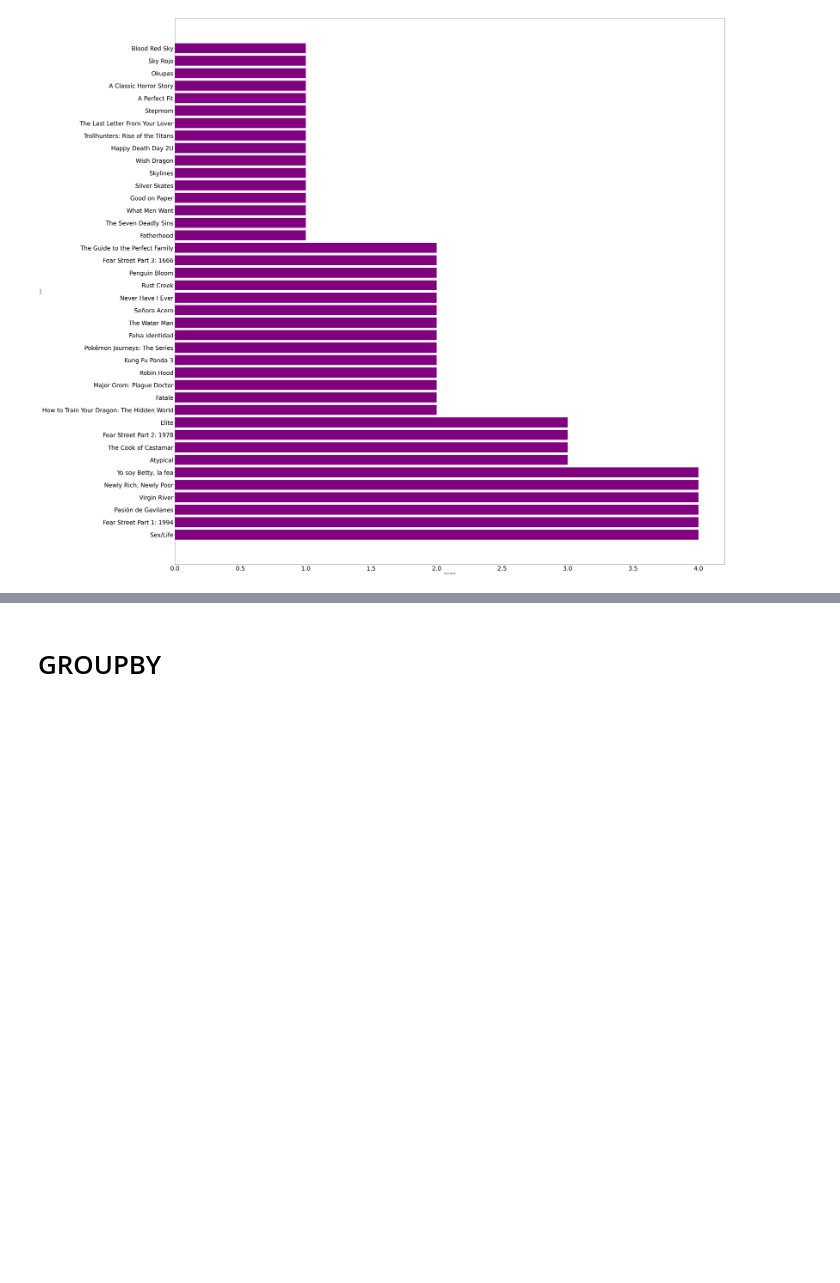
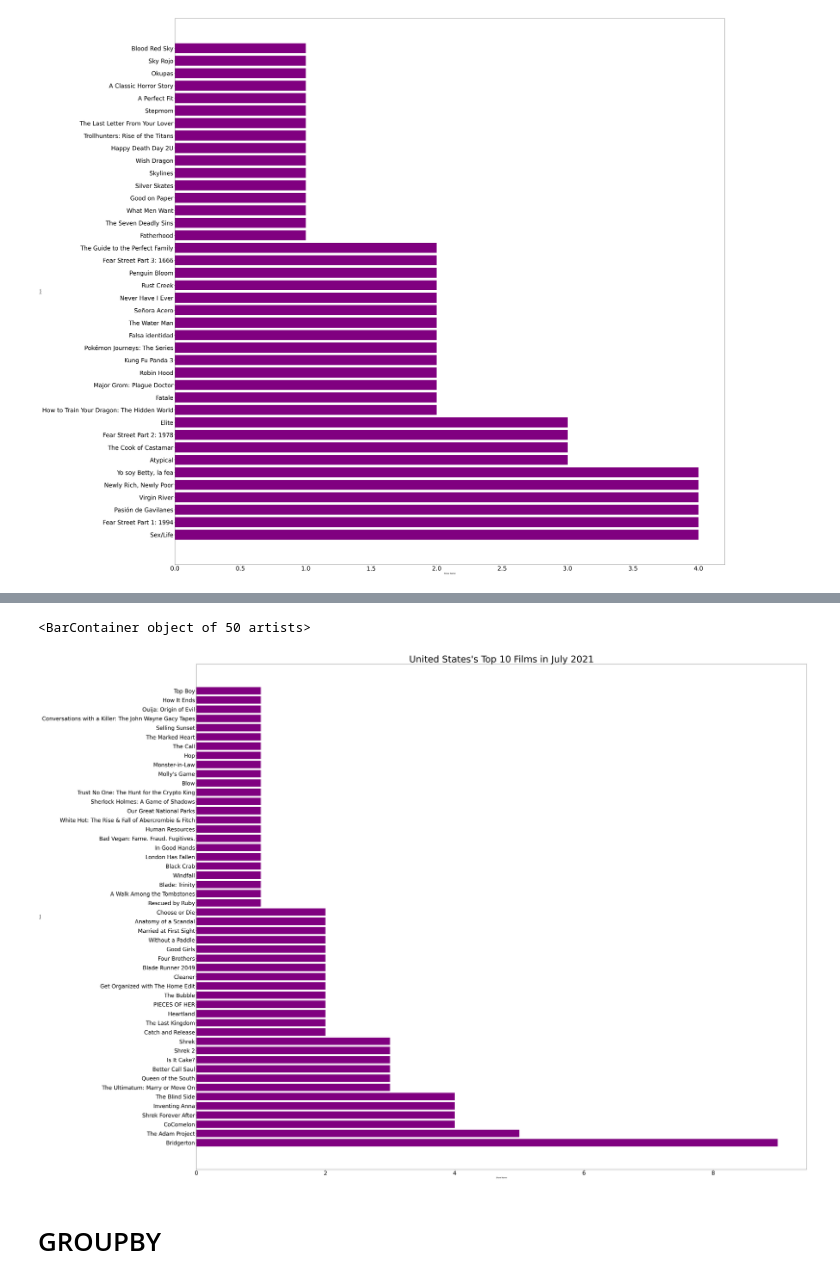
Before and after one commit to denyce-ng/CODE1161dataproject, a Jupyter notebook: project.ipynb, the cells around one changed output, grey strips where cells are left out. Cells and saved outputs as stored; diff of their text form; code cells hidden in the pictures; blank space fills up the shorter version.

```diff
--- a/project.ipynb
+++ b/project.ipynb
@@ -162,3 +165,17 @@ plt.barh(show_counts.index, show_counts.values, color='purple')
+# %%
+country= 'United States'
+filtered_data = netflix_data[(netflix_data['week'] <="2022-04-27") & (netflix_data['week'] >="2022-03-27")&(netflix_data['country_name']==country)]
+show_counts = filtered_data['show_title'].value_counts()
+plt.figure(figsize=(60, 50))
+plt.xlabel('Show Name')
+plt.ylabel('Count')
+plt.xticks(fontsize=30)
+plt.yticks(fontsize=30)
+plt.title(label=f"{country}'s Top 10 Films in July 2021", fontsize=50)
+plt.barh(show_counts.index, show_counts.values, color='purple')
+# %% [output]
+<BarContainer object of 50 artists>
+[figure, added]
 # %% [markdown]
 # GROUPBY
 # %%
```
Also changed, not shown: parts of 13 cells of this notebook, 3 other files.
